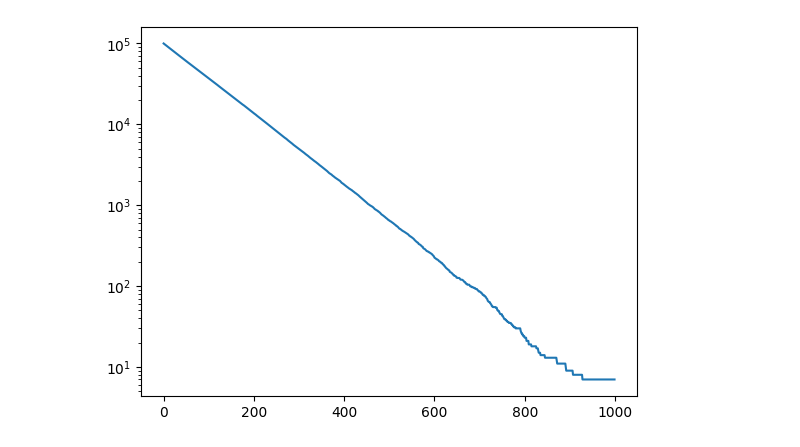
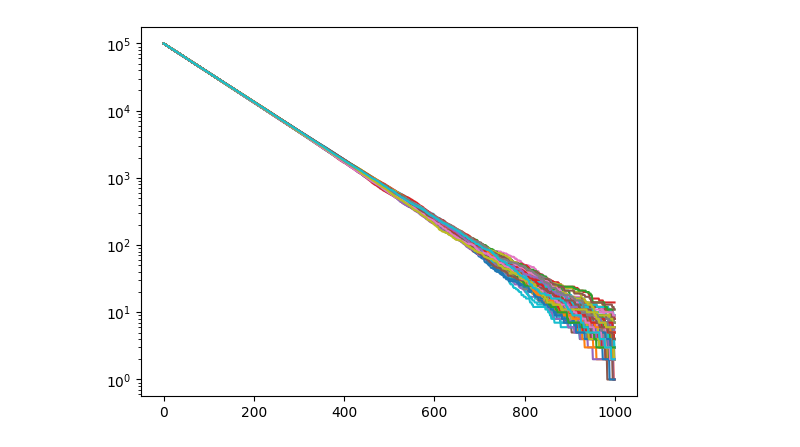
Before and after one commit to moises-santillan/MathematicalBiology, a Jupyter notebook: code/Python/ExponentialDecay.ipynb, the cells around one changed output. Saved outputs shown, nothing was run; the diff lists cells and outputs as text; code cells hidden in the pictures.

```diff
--- a/code/Python/ExponentialDecay.ipynb
+++ b/code/Python/ExponentialDecay.ipynb
@@ -53,0 +68,18 @@ plt.yscale('log')
+# %%
+N = 1000
+Pinit = 1000000
+dp = 0.01
+
+x = np.zeros((N, Pinit))
+x[0, :] = 1
+for i in range(1, N):
+    y = np.random.rand(Pinit)
+    idx = np.where(y < dp)[0]
+    x[i, :] = x[i-1, :]
+    x[i, idx] = 0
+Pop = np.sum(x, axis=1)
+
+lifeTimes = np.sum(x, axis=0)
+#plt.plot(lifeTimes)
+plt.hist(lifeTimes, bins=20)
+plt.yscale('log')
@@ -58,20 +92,22 @@ np.mean(lifeTimes)
 # %%
-N = 1000
+Nsteps = 1000
+Nexps = 100
 Pinit = 100000
 dp = 0.01
-x = np.zeros((N, Pinit))
-x[0, :] = 1
+Pop = np.zeros((Nsteps, Nexps))
+Pop[0, :] = np.ones(Nexps) * Pinit
 
-for i in range(1, N):
-    y = np.random.rand(Pinit)
-    idx = np.where(y < dp)[0]
-    x[i, :] = x[i-1, :]
-    x[i, idx] = 0
+for i in range(Nexps):
+    x = np.ones(Pinit)
+    for j in range(1, Nsteps):
+        y = np.random.rand(Pinit)
+        idx = np.where(y < dp)[0]
+        x[idx] = 0
+        Pop[j, i] = np.sum(x)
 
-Pop = np.sum(x, axis=1)
 
-plt.plot(Pop)
+for i in range(Nexps):
+    plt.plot(Pop[:, i])
 plt.yscale('log')
-plt.show()
 # %% [output]
-[figure, old version]
+[figure, new version]
```
Also changed, not shown: parts of 5 cells of this notebook.
